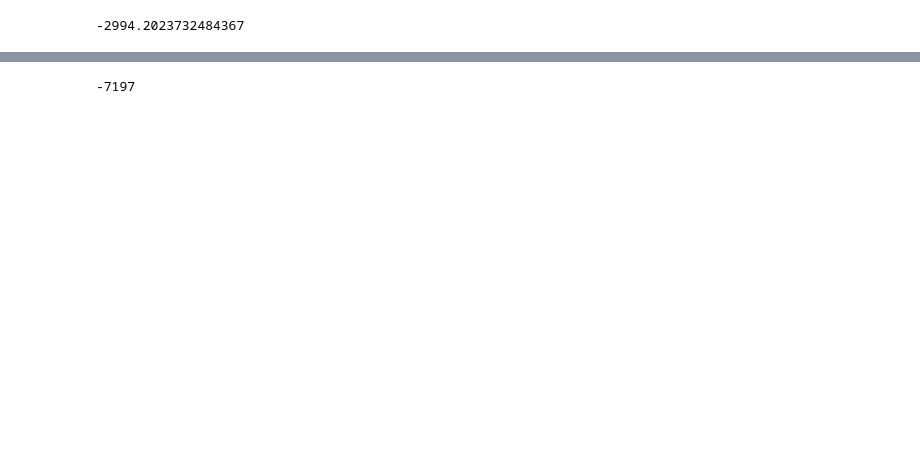
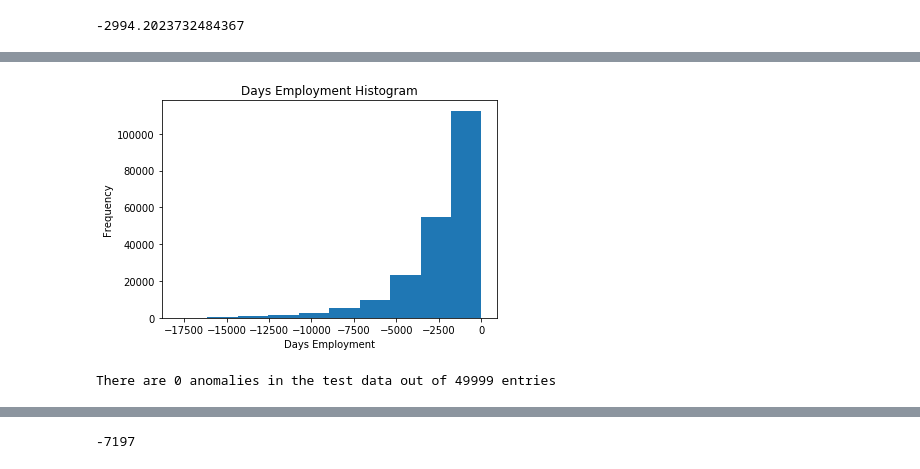
Before and after one commit to vinothhunt/Social-Financial-Lending-Hackathon, a Jupyter notebook: Financial.ipynb, the cells around one changed output, grey strips where cells are left out. Saved outputs shown, nothing was run; the diff lists cells and outputs as text; code cells hidden in the pictures; blank space fills up the shorter version.

```diff
--- a/Financial.ipynb
+++ b/Financial.ipynb
@@ -206,0 +361,19 @@ df1.DAYS_ID_PUBLISH .mean()
+# %%
+#Replacing Anomalices
+# Create an anomalous flag column
+df_train['DAYS_EMPLOYED_ANOM'] = df_train["DAYS_EMPLOYED"] == 365243
+
+# Replace the anomalous values with nan
+df_train['DAYS_EMPLOYED'].replace({365243: np.nan}, inplace = True)
+
+df_train['DAYS_EMPLOYED'].plot.hist(title = 'Days Employment Histogram');
+plt.xlabel('Days Employment');
+# %% [output]
+[figure, added]
+# %%
+df_test['DAYS_EMPLOYED_ANOM'] = df_test["DAYS_EMPLOYED"] == 365243
+df_test["DAYS_EMPLOYED"].replace({365243: np.nan}, inplace = True)
+
+print('There are %d anomalies in the test data out of %d entries' % (df_test["DAYS_EMPLOYED_ANOM"].sum(), len(df_test)))
+# %% [output]
+There are 0 anomalies in the test data out of 49999 entries
```
Also changed, not shown: parts of 28 cells of this notebook.
